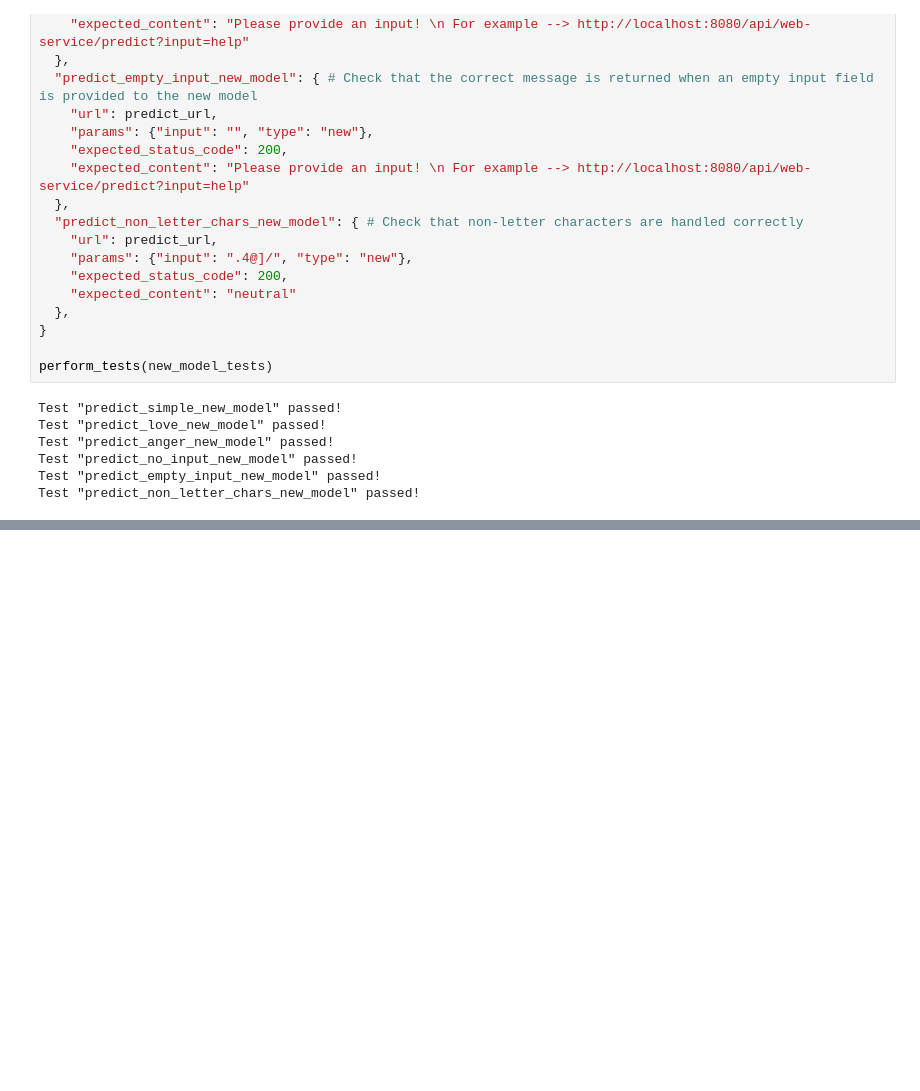
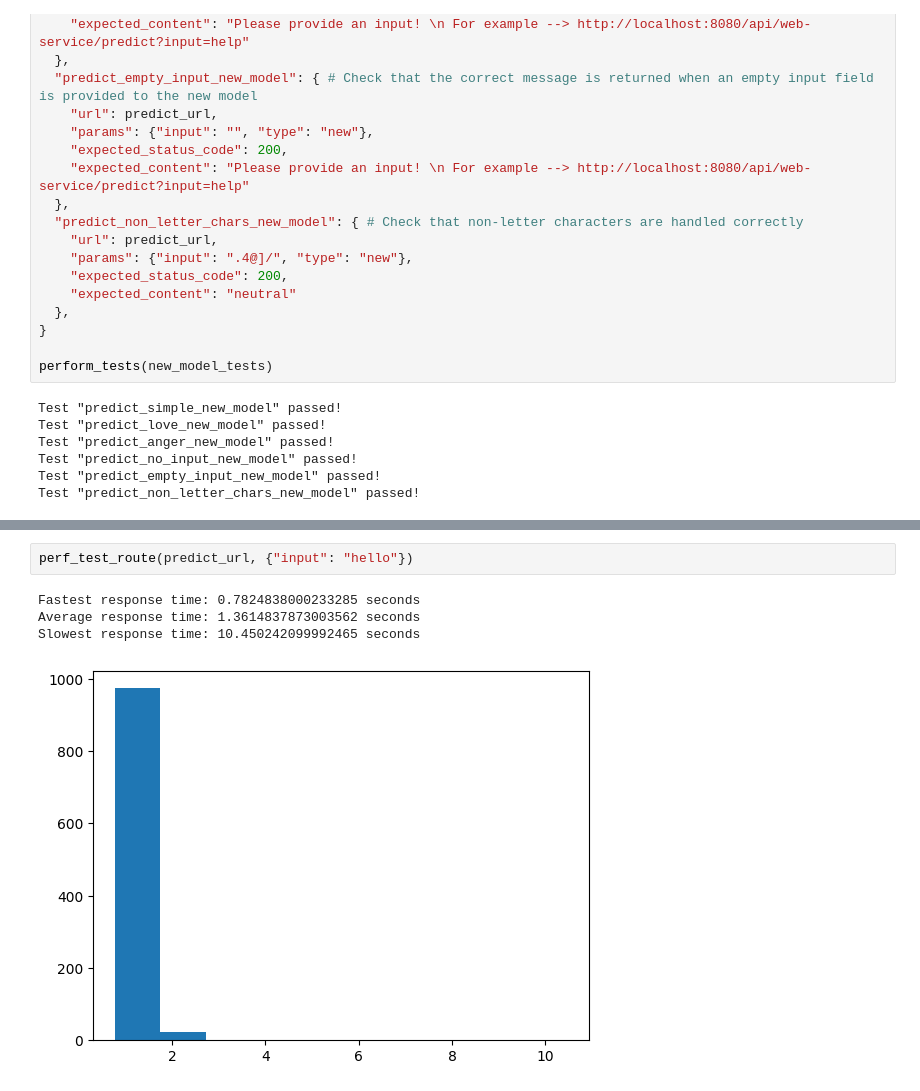
Before and after one commit to MattJKirby/COM3029-Group-3, a Jupyter notebook: web-service_testing.ipynb, the cells around one changed output, grey strips where cells are left out. Drawn from its saved outputs; the diff is of its cells as text; blank space fills up the shorter version.

```diff
--- a/web-service_testing.ipynb
+++ b/web-service_testing.ipynb
@@ -162,0 +205,7 @@ Test "predict_non_letter_chars_new_model" passed!
+# %%
+perf_test_route(predict_url, {"input": "hello"})
+# %% [output]
+Fastest response time: 0.7824838000233285 seconds
+Average response time: 1.3614837873003562 seconds
+Slowest response time: 10.450242099992465 seconds
+[figure, added]
```
Also changed, not shown: parts of 8 cells of this notebook.
